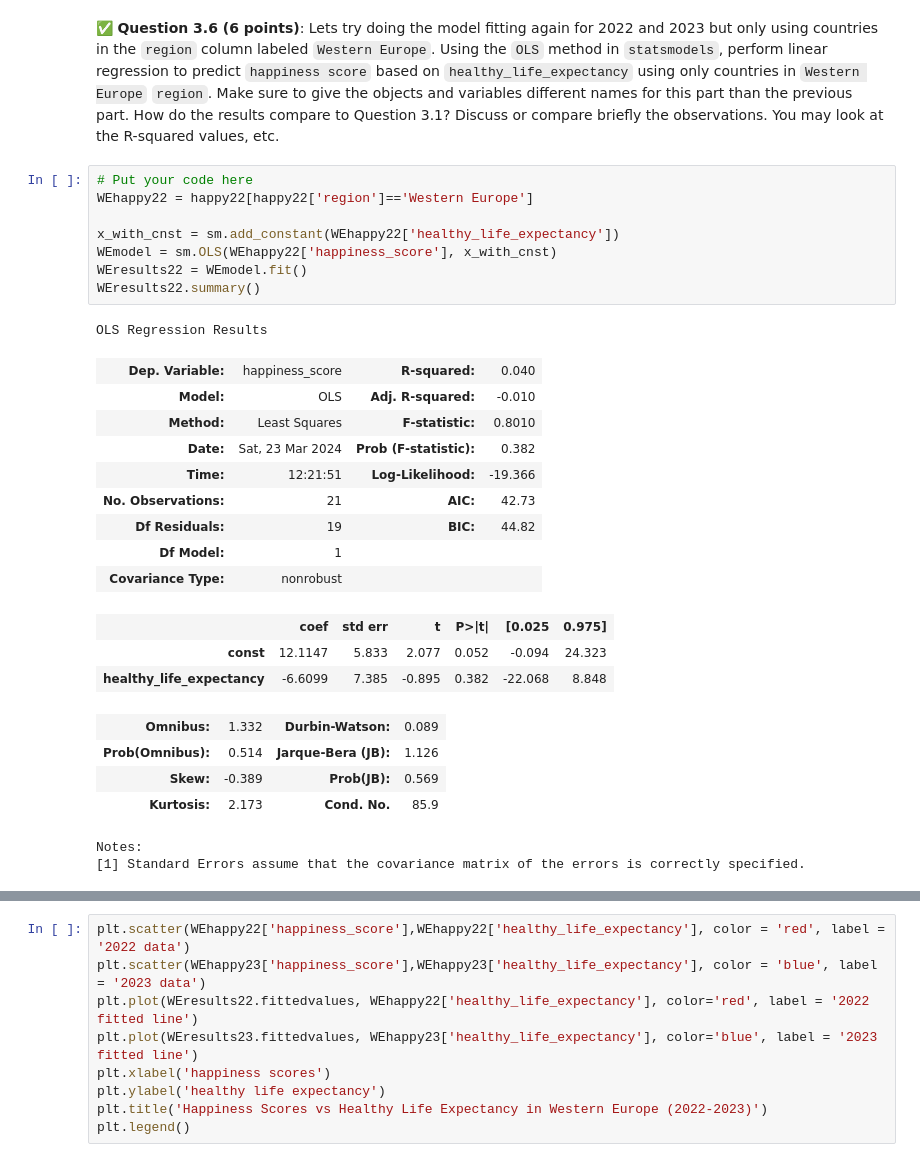
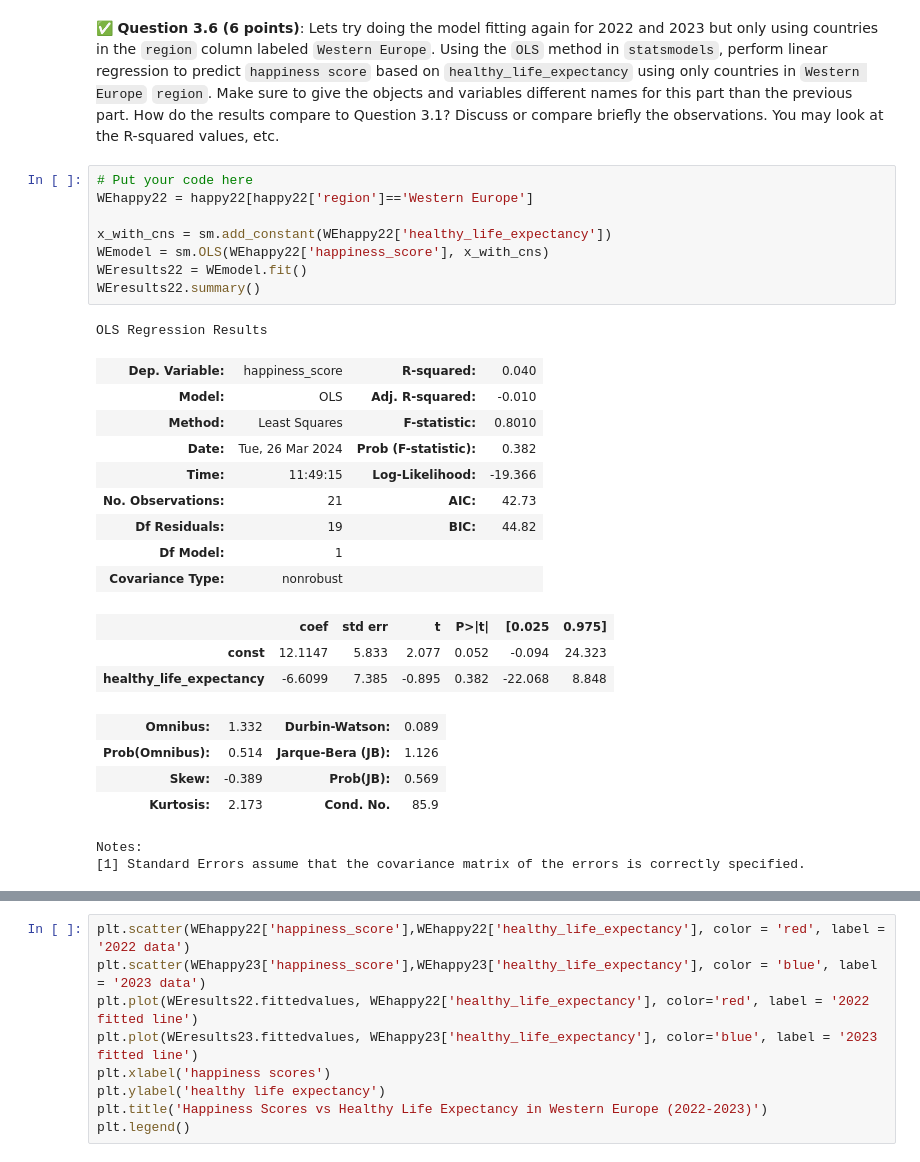
Before and after one commit to ethanfremder/CMSE202-f23-turnin, a Jupyter notebook: hw-03/HW-03_Regression-S24-STUDENT.ipynb, the cells around one changed output, grey strips where cells are left out. Saved outputs shown, nothing was run; the diff lists cells and outputs as text.

```diff
--- a/hw-03/HW-03_Regression-S24-STUDENT.ipynb
+++ b/hw-03/HW-03_Regression-S24-STUDENT.ipynb
@@ -253,18 +253,18 @@ fig = sm.graphics.plot_regress_exog(results23, 'healthy_life_expectancy', fig=fi
 # %%
 # Put your code here
 WEhappy22 = happy22[happy22['region']=='Western Europe']
 
-x_with_cnst = sm.add_constant(WEhappy22['healthy_life_expectancy'])
-WEmodel = sm.OLS(WEhappy22['happiness_score'], x_with_cnst)
+x_with_cns = sm.add_constant(WEhappy22['healthy_life_expectancy'])
+WEmodel = sm.OLS(WEhappy22['happiness_score'], x_with_cns)
 WEresults22 = WEmodel.fit()
 WEresults22.summary()
 # %% [output]
 OLS Regression Results
 | Dep. Variable: | happiness_score | R-squared: | 0.040 |
 | Model: | OLS | Adj. R-squared: | -0.010 |
 | Method: | Least Squares | F-statistic: | 0.8010 |
-| Date: | Sat, 23 Mar 2024 | Prob (F-statistic): | 0.382 |
-| Time: | 12:21:51 | Log-Likelihood: | -19.366 |
+| Date: | Tue, 26 Mar 2024 | Prob (F-statistic): | 0.382 |
+| Time: | 11:49:15 | Log-Likelihood: | -19.366 |
 | No. Observations: | 21 | AIC: | 42.73 |
 | Df Residuals: | 19 | BIC: | 44.82 |
 | Df Model: | 1 |  |  |
```
Also changed, not shown: parts of 19 cells of this notebook.
